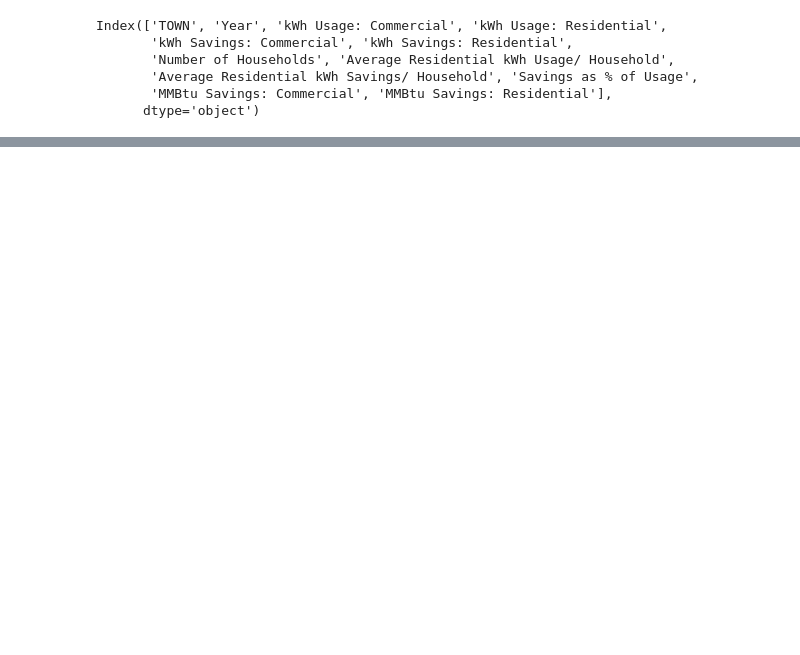
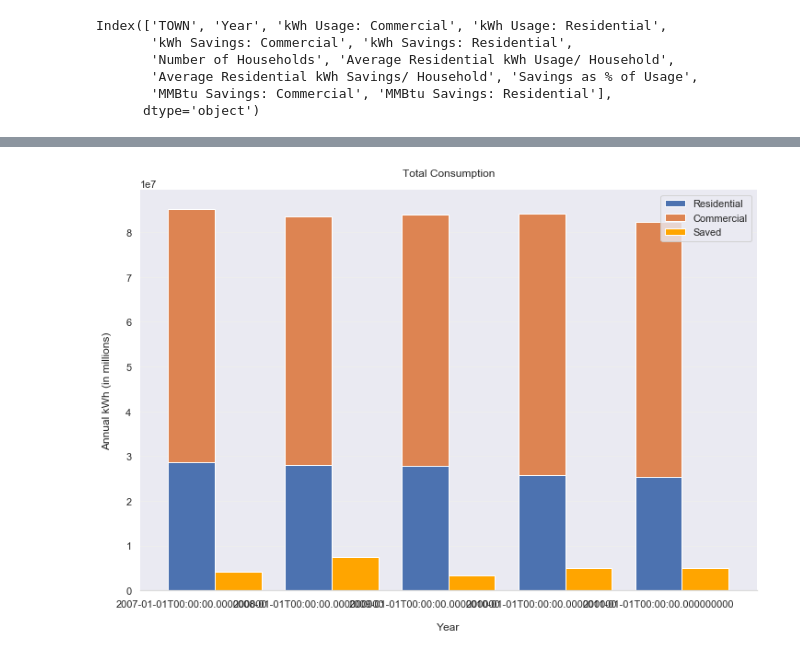
Before and after one commit to MarkEhler/VT_Energy_Analysis, a Jupyter notebook: burlington_energy.ipynb, the cells around one changed output, grey strips where cells are left out. Saved outputs shown, nothing was run; the diff lists cells and outputs as text; code cells hidden in the pictures; blank space fills up the shorter version.

```diff
--- a/burlington_energy.ipynb
+++ b/burlington_energy.ipynb
@@ -141,0 +171,37 @@ joined_df.plot();
+# %%
+# plot consumption
+
+fig, ax = plt.subplots(figsize=(12, 8))
+x = np.arange(len(consumption.Date.unique()))
+
+# Define bar width. We'll use this to offset the second bar.
+bar_width = 0.4
+ind = np.arange(N)    # the x locations for the groups
+
+b1 = ax.bar(x, consumption['kWh Residential'], bar_width)
+b2 = ax.bar(x, consumption['kWh Commercial'], bar_width,
+             bottom=consumption['kWh Residential'])
+
+ax.set_ylabel('Annual kWh (in millions)', labelpad=15)
+ax.set_title('Total Consumption', pad=15)
+ax.set_xlabel('Year', labelpad=15)
+ax.set_xticks(x)
+ax.set_xticklabels(consumption.Date.unique())
+ax.legend((b1[0], b2[0], b3[0]), ('Residential', 'Commercial', 'Saved'), loc='best')
+
+# Axis styling.
+ax.spines['top'].set_visible(False)
+ax.spines['right'].set_visible(False)
+ax.spines['left'].set_visible(False)
+ax.spines['bottom'].set_color('#DDDDDD')
+ax.tick_params(bottom=False, left=False)
+ax.set_axisbelow(True)
+ax.yaxis.grid(True, color='#EEEEEE')
+ax.xaxis.grid(False)
+
+
+b3 = ax.bar(x + bar_width, consumption['KWh Savings'],
+            width=bar_width, color = 'orange')
+plt.show()
+# %% [output]
+[figure, added]
```
Also changed, not shown: parts of 8 cells of this notebook.
